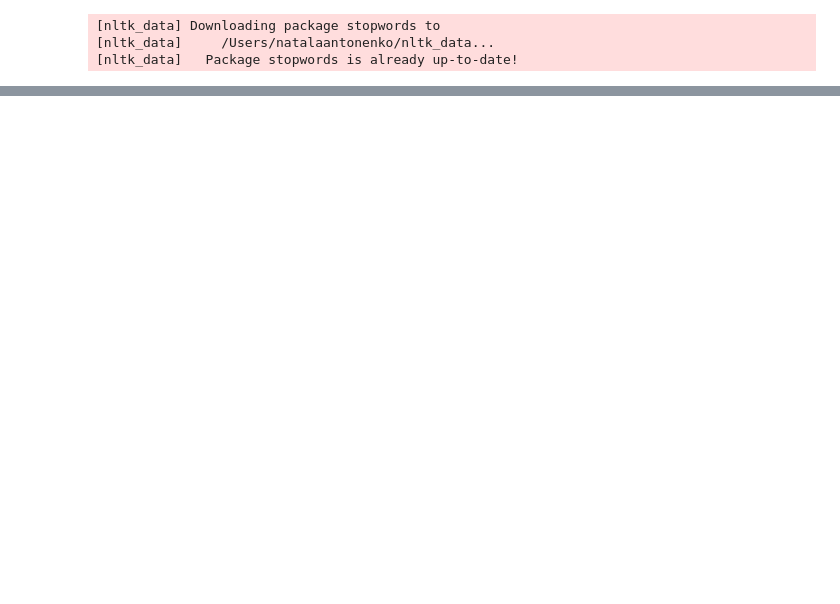
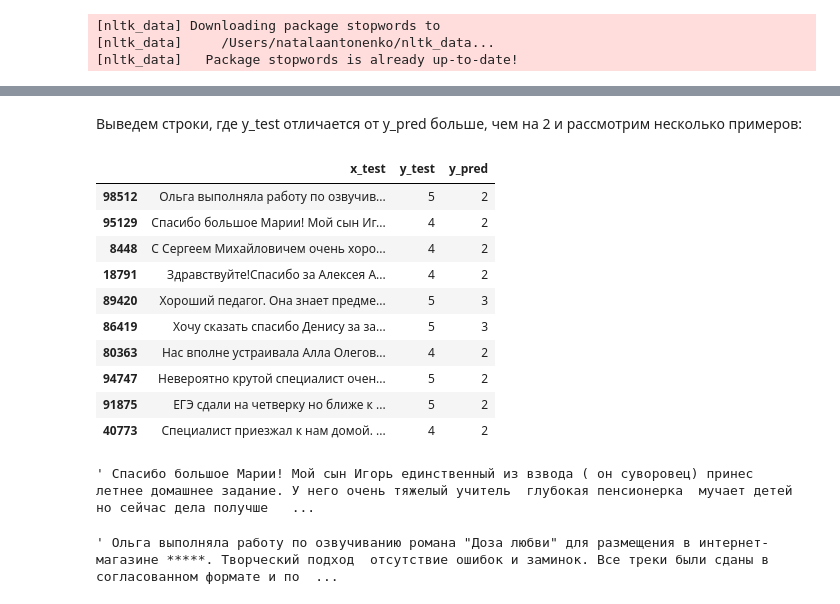
Before and after one commit to Elizaveta-Pavlovna/Predict-review-score, a Jupyter notebook: Predict-review-score.ipynb, the cells around one changed output, grey strips where cells are left out. Drawn from its saved outputs; the diff is of its cells as text; code cells hidden in the pictures; blank space fills up the shorter version.

```diff
--- a/Predict-review-score.ipynb
+++ b/Predict-review-score.ipynb
@@ -280,0 +342,24 @@ conf_mat_train
+# %% [markdown]
+Выведем строки, где y_test отличается от y_pred больше, чем на 2 и рассмотрим несколько примеров:
+# %%
+df_ComplementNB.loc[(df_ComplementNB['y_test'] - df_ComplementNB['y_pred']) > 1][:10]
+# %% [output]
+|  | x_test | y_test | y_pred |
+| 98512 | Ольга выполняла работу по озвучив... | 5 | 2 |
+| 95129 | Спасибо большое Марии! Мой сын Иг... | 4 | 2 |
+| 8448 | С Сергеем Михайловичем очень хоро... | 4 | 2 |
+| 18791 | Здравствуйте!Спасибо за Алексея А... | 4 | 2 |
+| 89420 | Хороший педагог. Она знает предме... | 5 | 3 |
+| 86419 | Хочу сказать спасибо Денису за за... | 5 | 3 |
+| 80363 | Нас вполне устраивала Алла Олегов... | 4 | 2 |
+| 94747 | Невероятно крутой специалист очен... | 5 | 2 |
+| 91875 | ЕГЭ сдали на четверку но ближе к ... | 5 | 2 |
+| 40773 | Специалист приезжал к нам домой. ... | 4 | 2 |
+# %%
+df_ComplementNB.x_test[95129]
+# %% [output]
+' Спасибо большое Марии! Мой сын Игорь единственный из взвода ( он суворовец) принес летнее домашнее задание. У него очень тяжелый учитель  глубокая пенсионерка  мучает детей  но сейчас дела получше   ...
+# %%
+df_ComplementNB.x_test[98512]
+# %% [output]
+' Ольга выполняла работу по озвучиванию романа "Доза любви" для размещения в интернет-магазине *****. Творческий подход  отсутствие ошибок и заминок. Все треки были сданы в согласованном формате и по  ...
```
Also changed, not shown: parts of 61 cells of this notebook, 7 other files.
